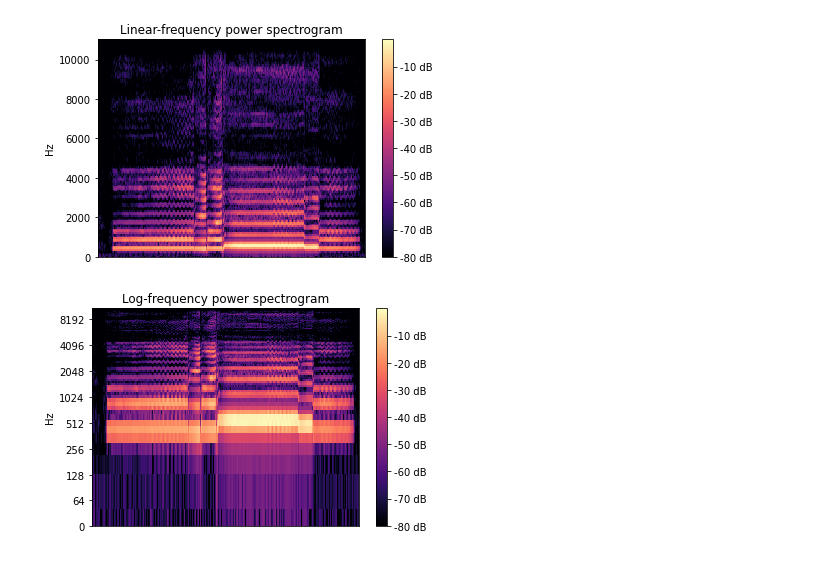
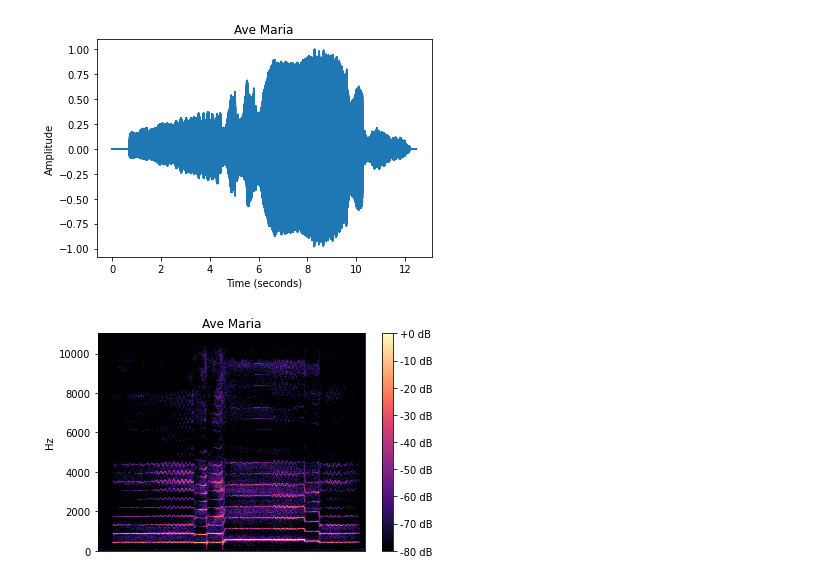
Before and after one commit to lunevaaa/-imc2023-luneva, a Jupyter notebook: Lab_3_Polina_Luneva.ipynb, the cells around one changed output. Cells and saved outputs as stored; diff of their text form; code cells hidden in the pictures.

```diff
--- a/Lab_3_Polina_Luneva.ipynb
+++ b/Lab_3_Polina_Luneva.ipynb
@@ -38,6 +38,32 @@ def plotAudio2(sig,sampleRate,title):
     plt.ylabel(ylabel)
     plt.title(title)
     plt.show()
+# %%
+def plotAudioFreqDomain(sig,sr,title,winSize,specType):
+
+ #and plots a spectrogram (frequency-domain) of the inputted audio signal
+ #use the code in frequencyDomain.ipynb as a guide for creating this function
+
+    spec = librosa.amplitude_to_db(np.abs(librosa.stft(sig,n_fft=winSize)), ref=np.max)
+
+    # display the normalized spectrogram with a linear frequency scale
+    librosa.display.specshow(spec, y_axis=specType)
+    plt.colorbar(format='%+2.0f dB')
+    plt.title(title)
+    plt.show()
+# %%
+def plotAudioFunc(sig,sr,title,winSize,specType):
+
+    #The function will
+    #- call plotAudio2()
+    #D WRITE UP A VERSION OF THE FUNCTION THAT ONLY CALLS plotAudio2()
+    plotAudio2(sig,sr,title)
+    #Run Cell 5 and then plotAudioFunc(sig,sr)
+    #- call plotAudioFreqDomain ()
+    plotAudioFreqDomain(sig,sr,title,winSize,specType)
+    #F CREATE plotAudioFreqDomain() AS DESCRIBED IN STEP 3
+    #G ADD TO THIS FUNCTION SO THAT IT ALSO CALLS plotAudioFreqDomain()
+    #to plot waveform (time-domain) and spectrogram (frequency-domain) representations of the signal.
 # %%
 #load audio
 sig , sr = librosa.load('imc2023/audioFiles/avm.wav')
@@ -69,19 +70,8 @@ plt.show()
-# %%
-# create a normalized spectrogram with a small window size (256)
-spec2 = librosa.amplitude_to_db(np.abs(librosa.stft(sig,n_fft=256)), ref=np.max)
-
-# plot the second spectogram with a linear frequency scaling
-librosa.display.specshow(spec2, y_axis='linear')
-plt.colorbar(format='%+2.0f dB')
-plt.title('Linear-frequency power spectrogram')
-plt.show()
-# %% [output]
-[figure, removed]
-# %%
-# plot the second spectogram with a linear frequency scaling
-librosa.display.specshow(spec2, y_axis='log')
-plt.colorbar(format='%+2.0f dB')
-plt.title('Log-frequency power spectrogram')
-plt.show()
-# %% [output]
-[figure, removed]
+# %%
+title = 'Ave Maria'
+winSize = 2048
+specType = 'linear'
+plotAudioFunc(sig,sr,title,winSize,specType)
+# %% [output]
+[figure, added]
+[figure, added]
```
Also changed, not shown: parts of 6 cells of this notebook.
